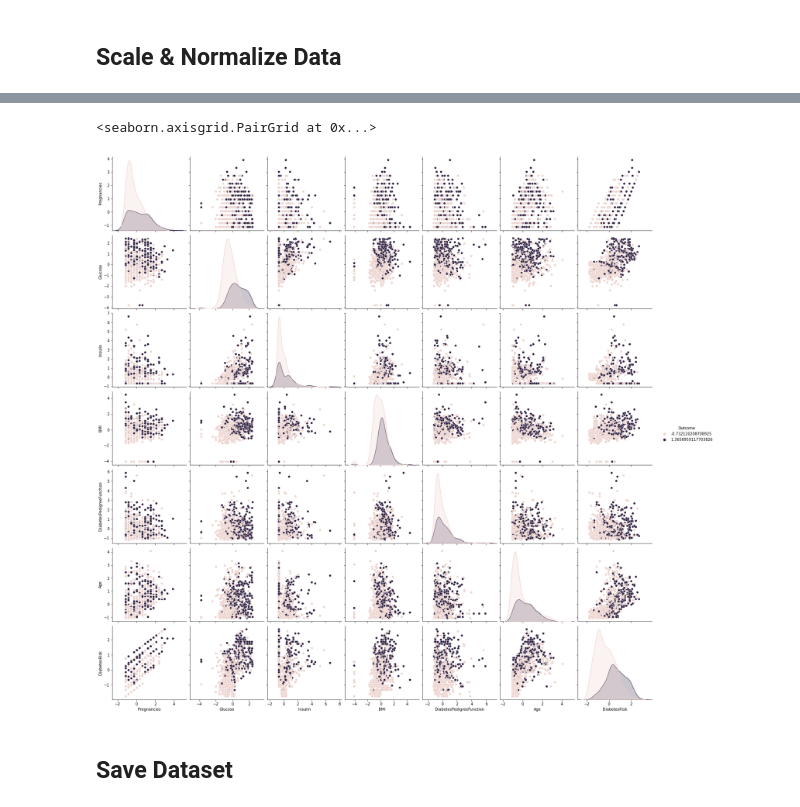
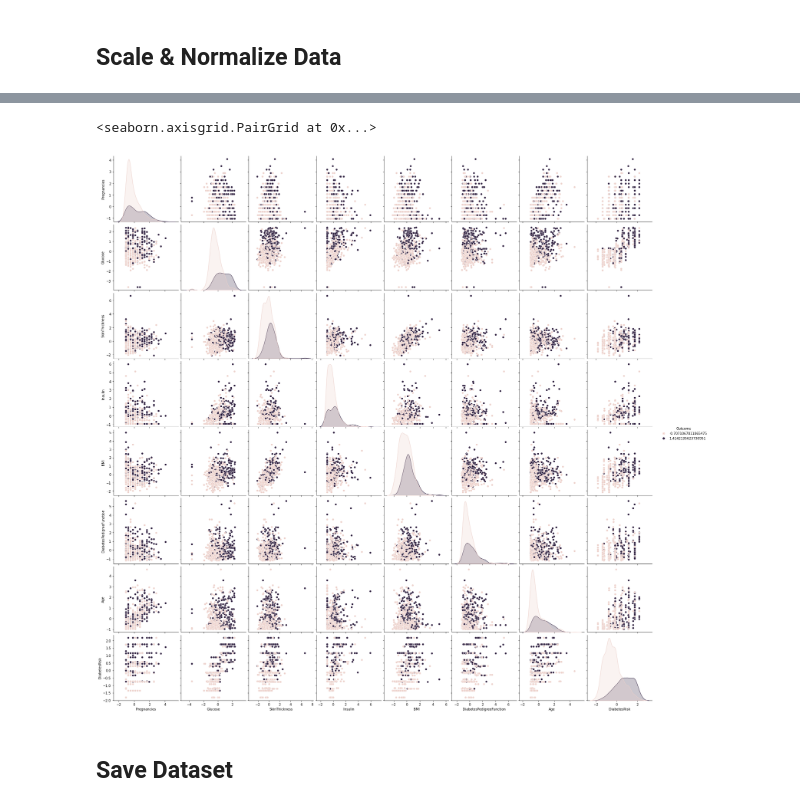
Before and after one commit to denysgerasymuk799/UCU_AI_Course_Project, a Jupyter notebook: 01_Process_Data_and_EDA.ipynb, the cells around one changed output, grey strips where cells are left out. Saved outputs shown, nothing was run; the diff lists cells and outputs as text; code cells hidden in the pictures.

```diff
--- a/01_Process_Data_and_EDA.ipynb
+++ b/01_Process_Data_and_EDA.ipynb
@@ -33,6 +39,9 @@ df
 | 766 | 1 | 126 | 60 | 0 | 0 | 30.1 | 0.349 | 47 | ... |
 | 767 | 1 | 93 | 70 | 31 | 0 | 30.4 | 0.315 | 23 | ... |
 768 rows × 9 columns
+# %%
+# Get rid of non-realistic values. BMI, SkinThickness and BloodPressure can't be 0.
+df = df.loc[(df['BMI'] > 0) & (df['SkinThickness'] > 0) & (df['BloodPressure'] > 0)]
 # %%
 # Correlation matrix
 corrmat = df.corr()
@@ -99,15 +145,23 @@ Given the key aspects, we can create a new feature **DiabetesRisk** that will, g
 # Those thresholds are taken from EDA analysis.
 GLU_THRESHOLD = 130
 BMI_THRESHOLD = 32
+PDG_THRESHOLD = 0.8
 AGE_THRESHOLD_RANGE = [30, 60]
 INS_THRESHOLD_RANGE = [40, 125]
 
 # Given weights are taken from the correlation matrix (Glucose row).
-GLU_WEIGHT = 0.46 # Glucose
-INS_WEIGHT = 0.33 # Insulin
-AGE_WEIGHT = 0.26 # Age
-BMI_WEIGHT = 0.22 # BMI
-PRG_WEIGHT = 0.07 # Pregnancies
+# weight = approx.corrmat.coefficient * importance (decided by the results of EDA)
+GLU_WEIGHT = 0.46 * 1.5 # Glucose
+INS_WEIGHT = 0.33 * 1.0 # Insulin
+AGE_WEIGHT = 0.26 * 1.2 # Age
+BMI_WEIGHT = 0.22 * 1.4 # BMI
+PRG_WEIGHT = 0.24 * 1.0 # Pregnancies
+PDG_WEIGHT = 0.23 * 1.0 # DiabetesPedegree
+
+
+def log_transform(x):
+    """Apply log transformation to the value."""
+    return np.log10(x + 1)
 
 
 def risk_eval(row):
@@ -118,7 +172,7 @@ def risk_eval(row):
     :param row: (np.ndarray) - list of ['Glucose', 'BMI', 'Insulin', 'Age'] values.
     :return: (float) - risk of having diabetes.
     """
-    glucose, bmi, insulin, age, pregnancies = row[0], row[1], row[2], row[3], row[4]
+    glucose, bmi, insulin, age, pregnancies, pedegree = row[0], row[1], row[2], row[3], row[4], row[5]
 
     risk = 0 # there is a very low risk.
     # Determine the risk of coming down with diabetes given inputs.
@@ -126,9 +180,11 @@ def risk_eval(row):
     risk += BMI_WEIGHT if bmi > BMI_THRESHOLD else 0
     risk += AGE_WEIGHT if AGE_THRESHOLD_RANGE[0] < age < AGE_THRESHOLD_RANGE[1] else 0
     risk += INS_WEIGHT if insulin < INS_THRESHOLD_RANGE[0] or insulin > INS_THRESHOLD_RANGE[1] else 0
-    risk += PRG_WEIGHT * pregnancies if PRG_WEIGHT * pregnancies < 1 else 1
+    risk += PRG_WEIGHT if pregnancies else 0
+    risk += PDG_WEIGHT if pedegree > PDG_THRESHOLD else 0
     return risk
 # %%
 # Add new feature to the data frame.
-df["DiabetesRisk"] = df[["Glucose", "BMI", "Insulin", "Age", "Pregnancies"]].apply(risk_eval, axis=1) # passes row-wise
+df["DiabetesRisk"] = df[["Glucose", "BMI", "Insulin", "Age", "Pregnancies", "DiabetesPedigreeFunction"]]\
+    .apply(risk_eval, axis=1) # passes row-wise
 df.head(20)
@@ -177,7 +221,7 @@ DiabetesRisk              0.594328  0.480451      1.000000
 from sklearn.preprocessing import StandardScaler
 
 # separate the features
-features = ["Pregnancies", "Glucose", "Insulin", "BMI", "DiabetesPedigreeFunction", "Age", "DiabetesRisk", "Outcome"]
+features = ["Pregnancies", "Glucose", "SkinThickness", "Insulin", "BMI", "DiabetesPedigreeFunction", "Age", "DiabetesRisk", "Outcome"]
 feature_data = df.loc[:, features].values
 
 # scale and center data (mean = 0, variance = 1)
@@ -199,10 +243,10 @@ scaled_df.describe()
 # %%
 # Include only the columns that have sufficient correlation with the 'Outcome'.
-cols = ["Pregnancies", "Glucose", "Insulin", "BMI", "DiabetesPedigreeFunction", "Age", "DiabetesRisk", "Outcome"]
+cols = ["Pregnancies", "Glucose", "SkinThickness", "Insulin", "BMI", "DiabetesPedigreeFunction", "Age", "DiabetesRisk", "Outcome"]
 # Plot the relationship between all features using 'Outcome' as a visual metric.
 sns.pairplot(scaled_df[cols], height=3.0, hue="Outcome")
 # %% [output]
 <seaborn.axisgrid.PairGrid at 0x...>
-[figure, old version]
+[figure, new version]
 # %% [markdown]
 ## Save Dataset
```
Also changed, not shown: parts of 16 cells of this notebook, 3 other files.
